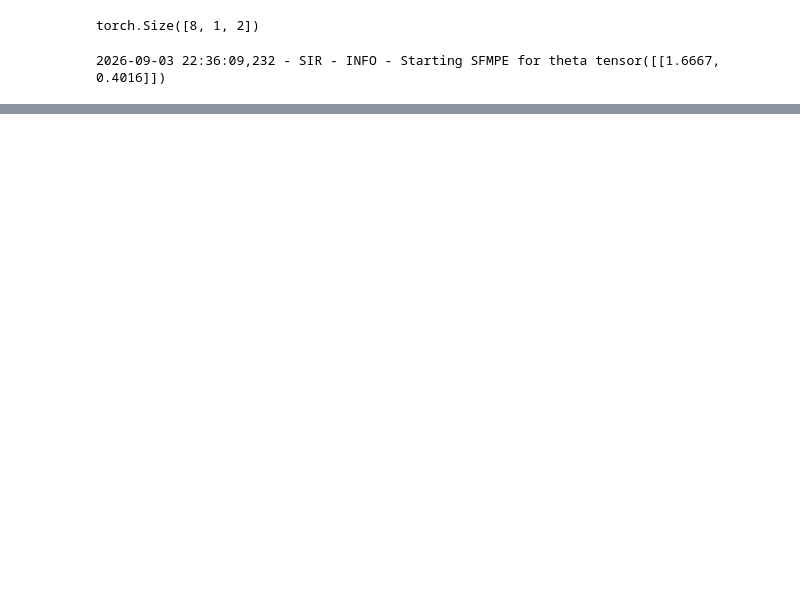
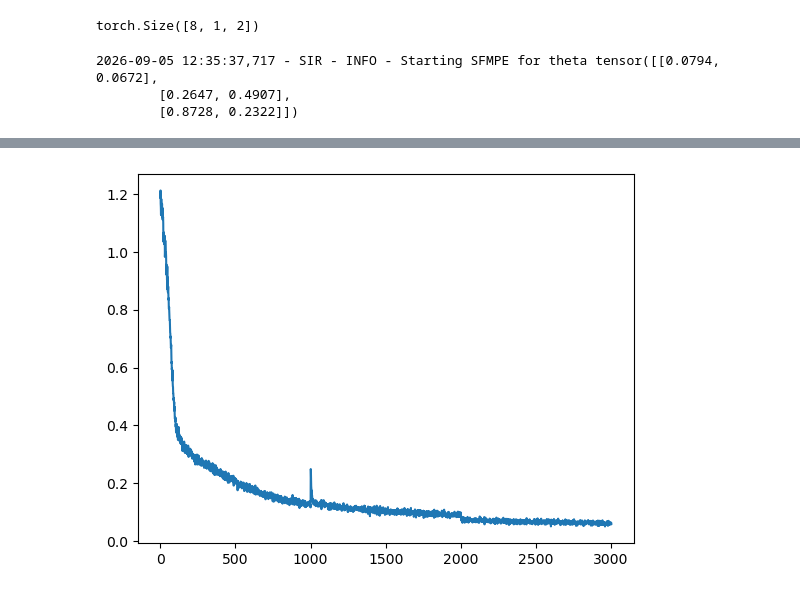
Before and after one commit to nidropakshin2/Sequential-FMPE, a Jupyter notebook: code/notebooks/tutorial.ipynb, the cells around one changed output, grey strips where cells are left out. Cells and saved outputs as stored; diff of their text form; code cells hidden in the pictures; blank space fills up the shorter version.

```diff
--- a/code/notebooks/tutorial.ipynb
+++ b/code/notebooks/tutorial.ipynb
@@ -101,8 +101,9 @@ torch.Size([8, 1, 2])
 from sfmpe.inference.sequential.round_manager import RoundManager
 from sfmpe.inference.sequential.proposal import Proposal, ProposalParams
 
-# theta_0, x_0 = task.simulate_dataset((1,))
-theta_0 = torch.tensor([[1.6667, 0.4016]]).to(device)
+theta_0, x_0 = task.simulate_dataset((3,))
+# theta_0 = torch.tensor([[1.6667, 0.4016]]).to(device)
+# theta_0 = torch.tensor([[1.2621, 0.4558]]).to(device)
 # x_0 = task.summarize(task.simulate(theta_0))
 # theta_0, x_0 = theta_0.expand(5, -1), x_0.expand(5, -1)
 task.logger.info(f"Starting SFMPE for theta {theta_0}")
@@ -114,7 +115,9 @@ params.theta_0 = theta_0
 params.x_0 = x_0
 params.method_params = {'scale': 0.8, 'quantile': 0.1}
 # %% [output]
-2026-09-03 22:36:09,232 - SIR - INFO - Starting SFMPE for theta tensor([[1.6667, 0.4016]])
+2026-09-05 12:35:37,717 - SIR - INFO - Starting SFMPE for theta tensor([[0.0794, 0.0672],
+        [0.2647, 0.4907],
+        [0.8728, 0.2322]])
 # %%
 # theta = task.prior.sample((1,)).to(device)
 # s = task.summarize(task.simulate(theta.expand(1000, *theta.shape)))
@@ -137,21 +140,29 @@ datetime = time.strftime("%Y-%m-%d_%H_%M_%S")
 path = f"./models/SIR_{datetime}.pth.tar.gz"
 
 num_rounds = 3
-sims_per_round = 5000
+sims_per_round = 1000
+sims_per_sample = 1
 epochs = 1000
 show_every = epochs // 10
+
+train = True
 
 manager = RoundManager(task, fm_estimator, params,
                        device=device,
                     #    storage_dir=f"./datasets/SIR_{datetime}"
                        )
-manager.run_sequential(num_rounds=num_rounds,
-                       sims_per_round=sims_per_round,
-                       path=path, epochs=epochs,
-                       show_every=show_every,
-                       clean_sampling=True,
-                       batch_size=5000, shuffle=True,)
-loss = manager.losses
-_, ax = plt.subplots()
-ax.plot(loss)
+
+if train:
+   manager.run_sequential(num_rounds=num_rounds,
+                        sims_per_round=sims_per_round,
+                        sims_per_sample=sims_per_sample,
+                        path=path, epochs=epochs,
+                        show_every=show_every,
+                        clean_sampling=True, device=device,
+                        batch_size=1000, shuffle=True,)
+   loss = manager.losses
+   _, ax = plt.subplots()
+   ax.plot(loss)
+else:
+   manager.load_model("./models/SIR_2026-09-04_10_09_55.pth.zip")
 # %% [output]
@@ -174,0 +186 @@ ax.plot(loss)
+[figure, added]
```
Also changed, not shown: parts of 9 cells of this notebook, 6 other files.
